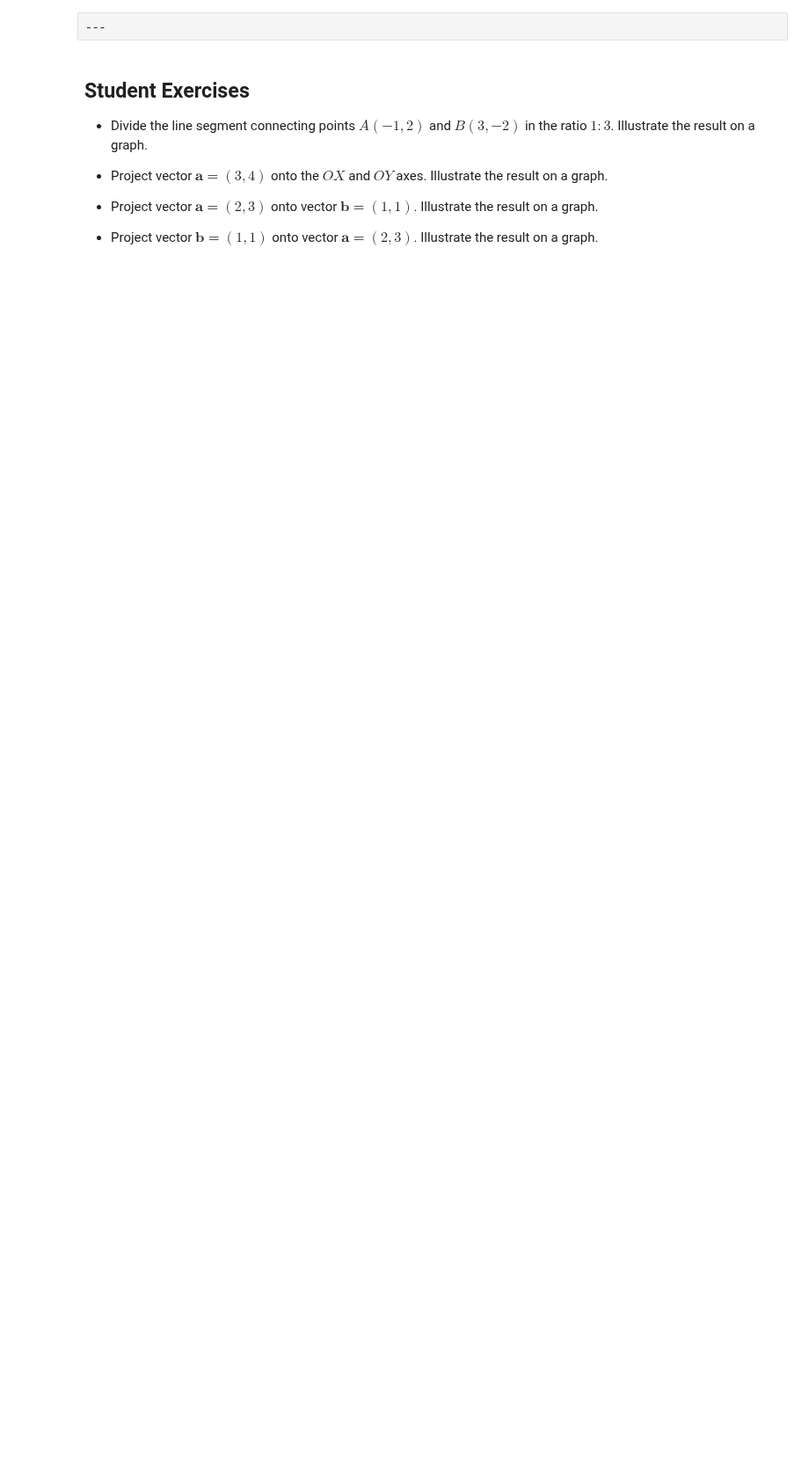
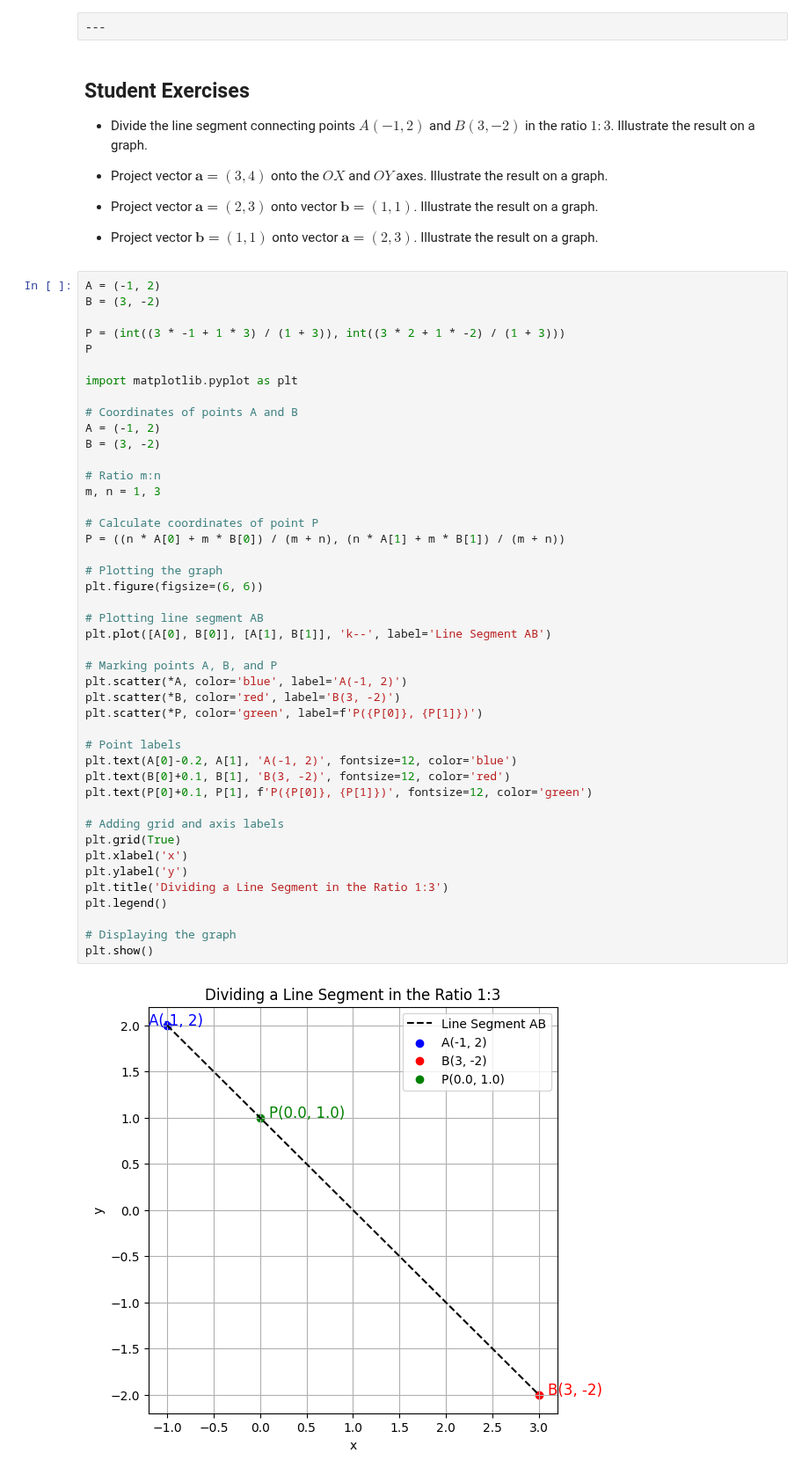
Before and after one commit to dchorazkiewicz/Math-2024-25-Winter, a Jupyter notebook: Notebooks_EN/01_Linear_Algebra/03_Vectors/LA_Vectors_projections.ipynb, the cells around one changed output. Shown at 88% size. Cells and saved outputs as stored; diff of their text form; blank space fills up the shorter version.

```diff
--- a/Notebooks_EN/01_Linear_Algebra/03_Vectors/LA_Vectors_projections.ipynb
+++ b/Notebooks_EN/01_Linear_Algebra/03_Vectors/LA_Vectors_projections.ipynb
@@ -107,3 +107,49 @@ plt.show()
 - Project vector $\mathbf{a} = (2,3)$ onto vector $\mathbf{b} = (1, 1)$. Illustrate the result on a graph.
 
 - Project vector $\mathbf{b} = (1, 1)$ onto vector $\mathbf{a} = (2, 3)$. Illustrate the result on a graph.
+# %%
+A = (-1, 2)
+B = (3, -2)
+
+P = (int((3 * -1 + 1 * 3) / (1 + 3)), int((3 * 2 + 1 * -2) / (1 + 3)))
+P
+
+import matplotlib.pyplot as plt
+
+# Coordinates of points A and B
+A = (-1, 2)
+B = (3, -2)
+
+# Ratio m:n
+m, n = 1, 3
+
+# Calculate coordinates of point P
+P = ((n * A[0] + m * B[0]) / (m + n), (n * A[1] + m * B[1]) / (m + n))
+
+# Plotting the graph
+plt.figure(figsize=(6, 6))
+
+# Plotting line segment AB
+plt.plot([A[0], B[0]], [A[1], B[1]], 'k--', label='Line Segment AB')
+
+# Marking points A, B, and P
+plt.scatter(*A, color='blue', label='A(-1, 2)')
+plt.scatter(*B, color='red', label='B(3, -2)')
+plt.scatter(*P, color='green', label=f'P({P[0]}, {P[1]})')
+
+# Point labels
+plt.text(A[0]-0.2, A[1], 'A(-1, 2)', fontsize=12, color='blue')
+plt.text(B[0]+0.1, B[1], 'B(3, -2)', fontsize=12, color='red')
+plt.text(P[0]+0.1, P[1], f'P({P[0]}, {P[1]})', fontsize=12, color='green')
+
+# Adding grid and axis labels
+plt.grid(True)
+plt.xlabel('x')
+plt.ylabel('y')
+plt.title('Dividing a Line Segment in the Ratio 1:3')
+plt.legend()
+
+# Displaying the graph
+plt.show()
+# %% [output]
+[figure, added]
```
Also changed, not shown: parts of 3 cells of this notebook.
